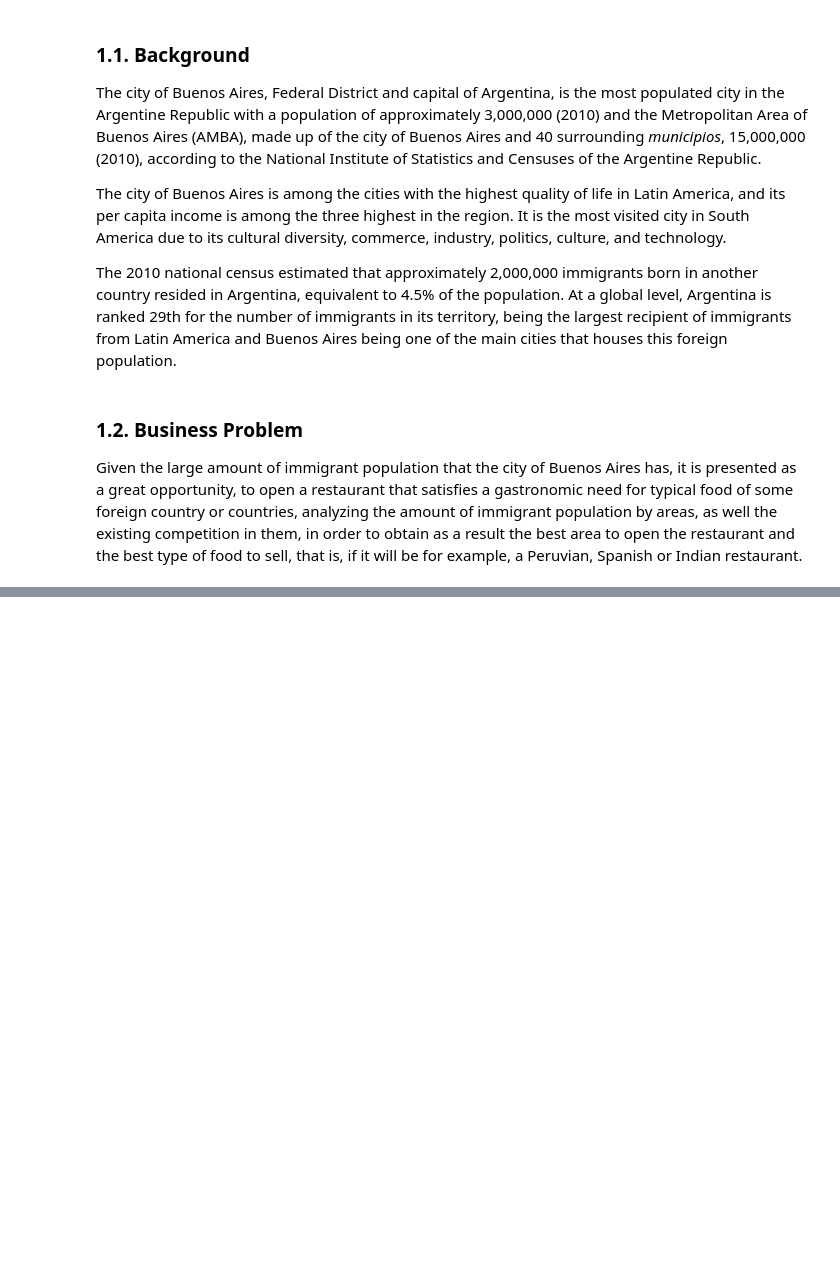
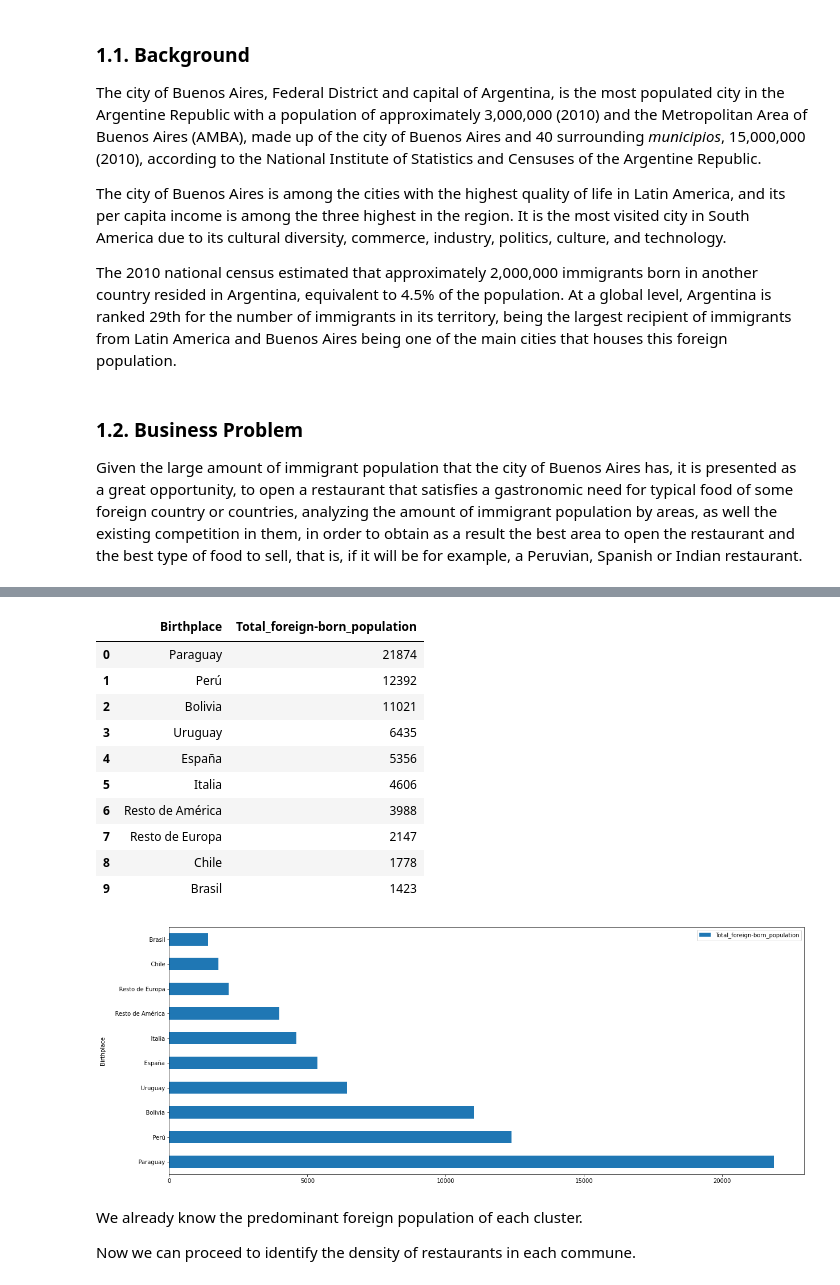
Before and after one commit to fernandez-julian/Coursera_Capstone, a Jupyter notebook: capstone_project.ipynb, the cells around one changed output, grey strips where cells are left out. Cells and saved outputs as stored; diff of their text form; code cells hidden in the pictures; blank space fills up the shorter version.

```diff
--- a/capstone_project.ipynb
+++ b/capstone_project.ipynb
@@ -51,0 +241,11 @@ import matplotlib.pyplot as plt
+# %%
+commune_4_foreign = pd.read_excel('https://www.indec.gob.ar/ftp/censos/2010/CuadrosDefinitivos/P6-D_2_4.xls',
+header=None,
+skiprows=9,
+skipfooter=6,
+usecols=[0, 1],
+names=["Birthplace", "Total_foreign-born_population"])
+commune_4_foreign = commune_4_foreign.drop([0, 1, 7, 10, 16])
+commune_4_foreign = commune_4_foreign.sort_values(by=['Total_foreign-born_population'], ascending=False).reset_index(drop=True)
+
+commune_4_foreign
@@ -51,0 +415,11 @@ import matplotlib.pyplot as plt
+# %%
+commune_10_foreign = pd.read_excel('https://www.indec.gob.ar/ftp/censos/2010/CuadrosDefinitivos/P6-D_2_10.xls',
+header=None,
+skiprows=9,
+skipfooter=7,
+usecols=[0, 1],
+names=["Birthplace", "Total_foreign-born_population"])
+commune_10_foreign = commune_10_foreign.drop([0, 1, 7, 10, 16])
+commune_10_foreign = commune_10_foreign.sort_values(by=['Total_foreign-born_population'], ascending=False).reset_index(drop=True)
+
+commune_10_foreign
@@ -51,0 +1028,25 @@ import matplotlib.pyplot as plt
+# %%
+# Getting top 10 foreign population of cluster 2
+
+cluster_2_foreign_born = pd.concat([commune_4_foreign, commune_10_foreign, commune_13_foreign]).groupby('Birthplace').sum().reset_index()
+cluster_2_foreign_born = cluster_2_foreign_born.sort_values(by=['Total_foreign-born_population'], ascending=False).reset_index(drop=True)
+
+cluster_2_foreign_born.head(10).plot(kind='barh', x='Birthplace', y='Total_foreign-born_population', figsize=(20,8),width = 0.5)
+cluster_2_foreign_born.head(10)
+# %% [output]
+|  | Birthplace | Total_foreign-born_population |
+| 0 | Paraguay | 21874 |
+| 1 | Perú | 12392 |
+| 2 | Bolivia | 11021 |
+| 3 | Uruguay | 6435 |
+| 4 | España | 5356 |
+| 5 | Italia | 4606 |
+| 6 | Resto de América | 3988 |
+| 7 | Resto de Europa | 2147 |
+| 8 | Chile | 1778 |
+| 9 | Brasil | 1423 |
+[figure, added]
+# %% [markdown]
+We already know the predominant foreign population of each cluster.
+
+Now we can proceed to identify the density of restaurants in each commune.
```
Also changed, not shown: parts of 79 cells of this notebook, 2 other files.
